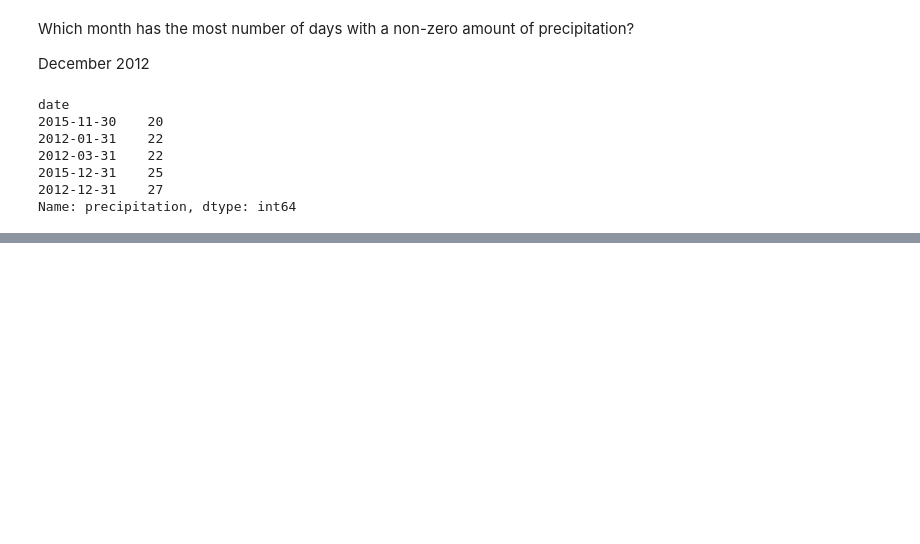
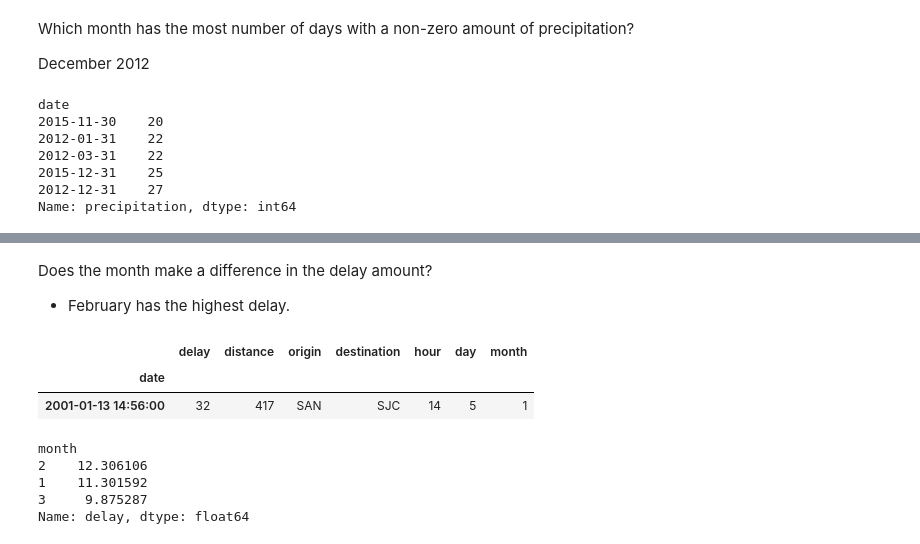
Before and after one commit to lochlynlaskowski/time-series-exercises, a Jupyter notebook: time_series_data.ipynb, the cells around one changed output, grey strips where cells are left out. Drawn from its saved outputs; the diff is of its cells as text; code cells hidden in the pictures; blank space fills up the shorter version.

```diff
--- a/time_series_data.ipynb
+++ b/time_series_data.ipynb
@@ -275,0 +384,19 @@ Name: precipitation, dtype: int64
+# %% [markdown]
+Does the month make a difference in the delay amount?
+
+- February has the highest delay.
+# %%
+df['month'] = df.index.month
+df.head(1)
+# %% [output]
+|  | delay | distance | origin | destination | hour | day | month |
+| date |  |  |  |  |  |  |  |
+| 2001-01-13 14:56:00 | 32 | 417 | SAN | SJC | 14 | 5 | 1 |
+# %%
+df.groupby('month').delay.mean().sort_values(ascending=False)
+# %% [output]
+month
+2    12.306106
+1    11.301592
+3     9.875287
+Name: delay, dtype: float64
```
Also changed, not shown: parts of 15 cells of this notebook, 3 other files.
